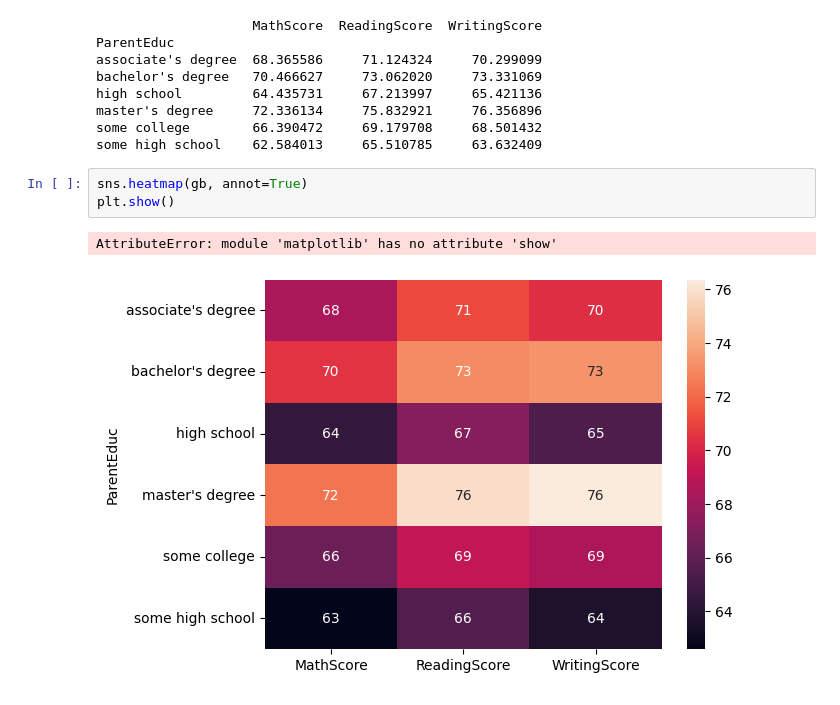
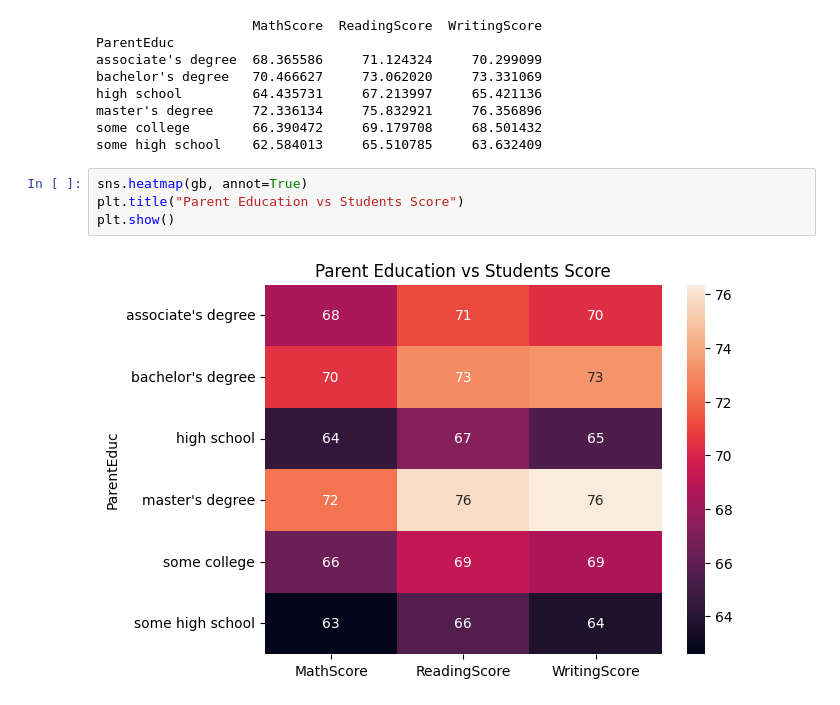
Before and after one commit to Varkey-Josu/Education_data_analysis_1, a Jupyter notebook: Python/EDA/test.ipynb, the cells around one changed output. Drawn from its saved outputs; the diff is of its cells as text.

```diff
--- a/Python/EDA/test.ipynb
+++ b/Python/EDA/test.ipynb
@@ -182,7 +182,7 @@ some college        66.390472     69.179708     68.501432
 some high school    62.584013     65.510785     63.632409
 # %%
 sns.heatmap(gb, annot=True)
+plt.title("Parent Education vs Students Score")
 plt.show()
 # %% [output]
-AttributeError: module 'matplotlib' has no attribute 'show'
-[figure, old version]
+[figure, new version]
```
Also changed, not shown: parts of 6 cells of this notebook.
